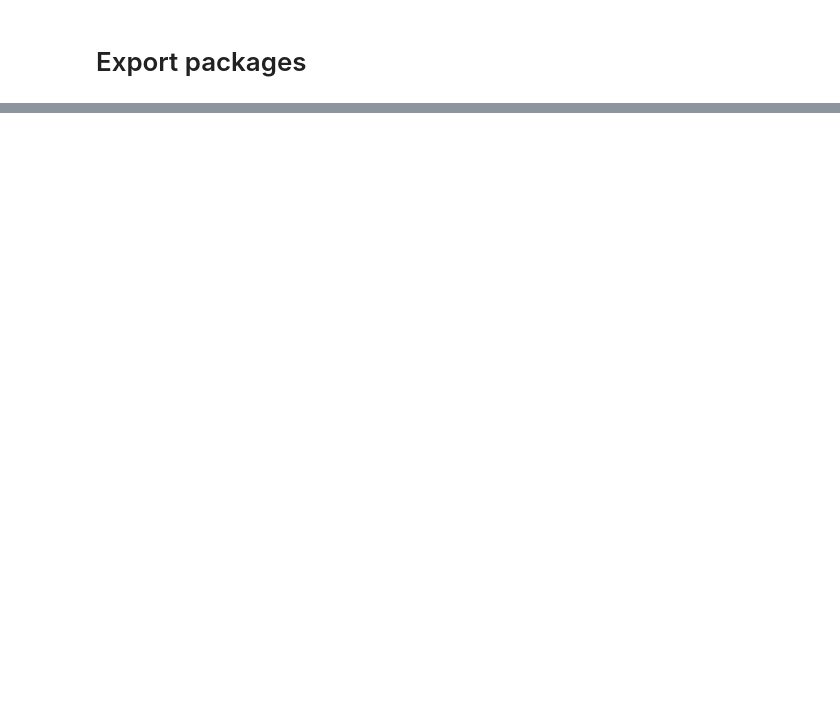
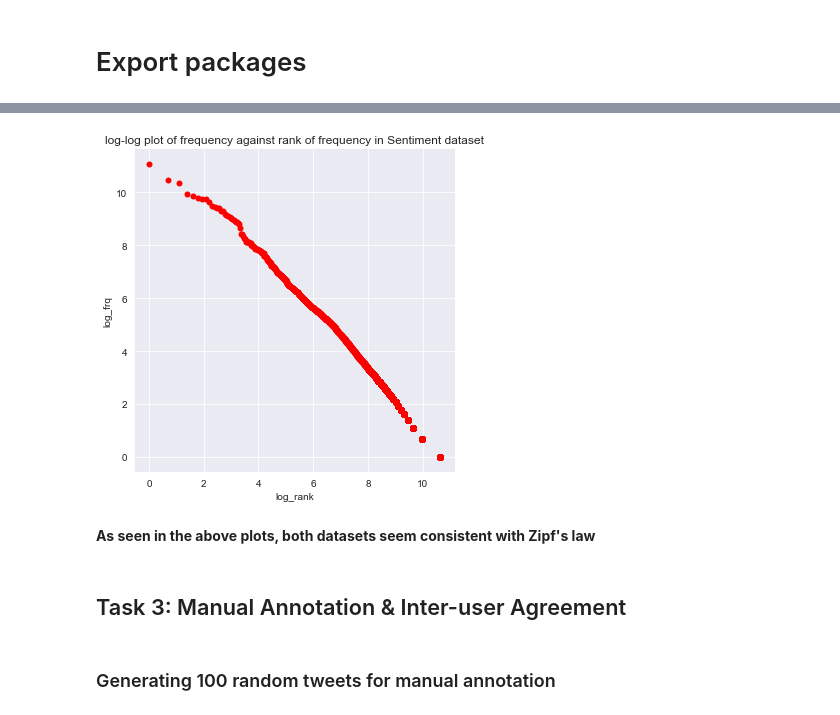
Before and after one commit to csipapicsa/fyp2021p04g10, a Jupyter notebook: notebooks/FinalReport.ipynb, the cells around one changed output, grey strips where cells are left out. Cells and saved outputs as stored; diff of their text form; code cells hidden in the pictures; blank space fills up the shorter version.

```diff
--- a/notebooks/FinalReport.ipynb
+++ b/notebooks/FinalReport.ipynb
@@ -46,0 +300,14 @@ print(unmatchable)
+# %%
+sent_uniq["log_frq"] = np.log(sent_uniq["count"])
+sent_uniq["log_rank"] = np.log(sent_uniq["count"].rank(ascending=False))
+sns.relplot(x="log_rank",y="log_frq", data=sent_uniq, color="r", edgecolor=(0.2,0,0,0.01)).set(title=
+                "log-log plot of frequency against rank of frequency in Sentiment dataset")
+plt.show()
+# %% [output]
+[figure, added]
+# %% [markdown]
+<b>As seen in the above plots, both datasets seem consistent with Zipf's law</b>
+# %% [markdown]
+## Task 3: Manual Annotation & Inter-user Agreement
+# %% [markdown]
+### Generating 100 random tweets for manual annotation
```
Also changed, not shown: parts of 58 cells of this notebook.
